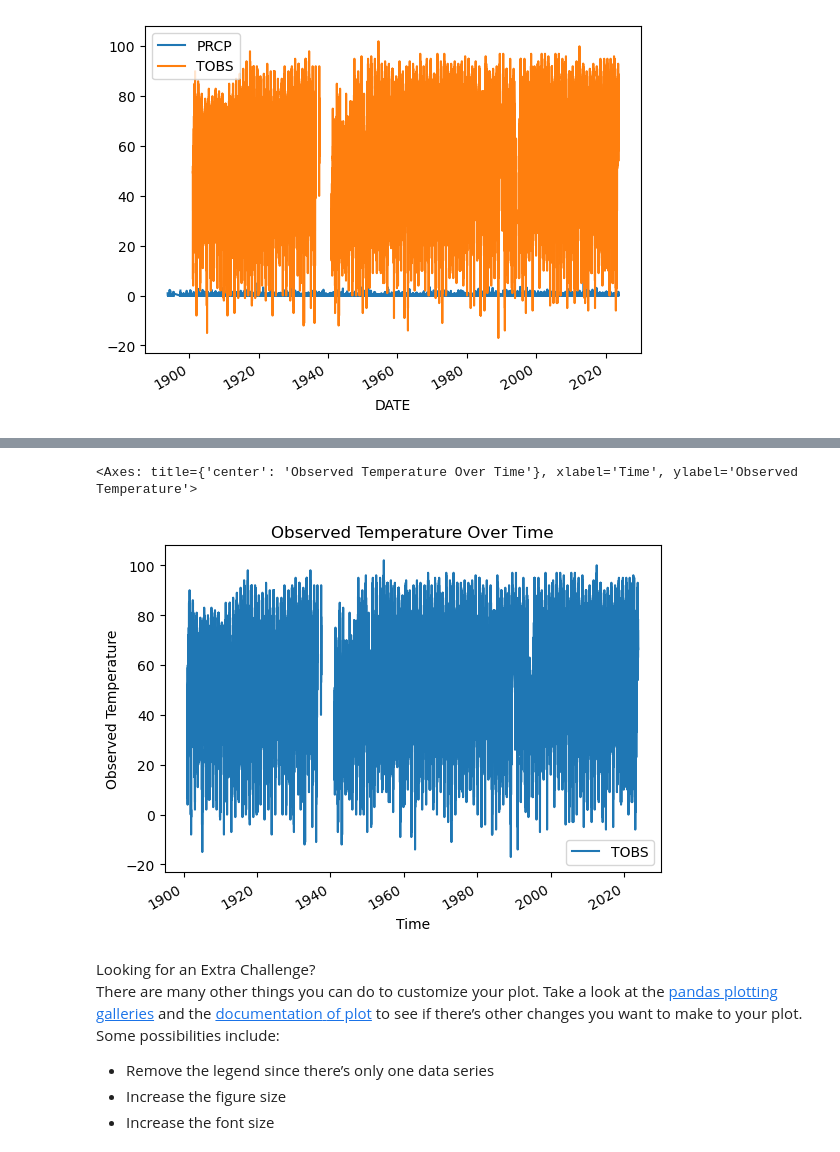
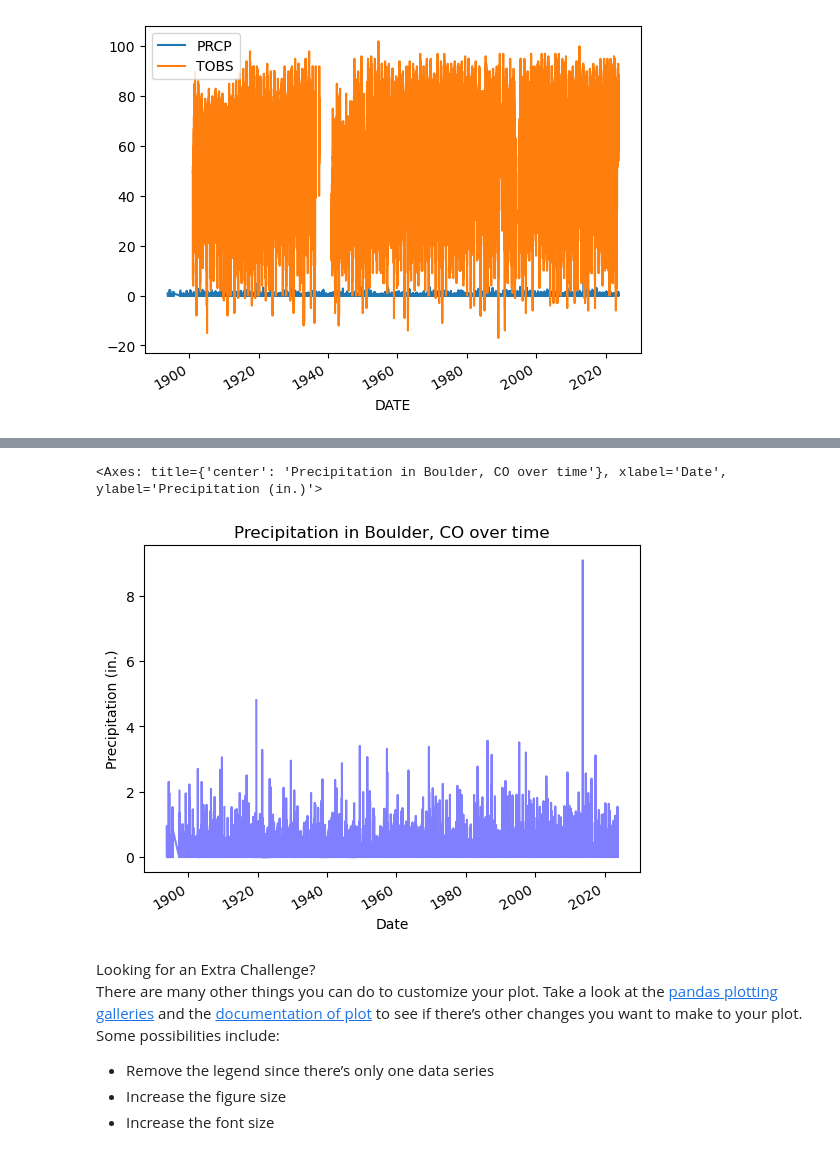
Before and after one commit to earthlab-education/climate-coding-challenge-VictoriAragon, a Jupyter notebook: 04_plot_your_results-climate_coding _challenge.ipynb, the cells around one changed output, grey strips where cells are left out. Saved outputs shown, nothing was run; the diff lists cells and outputs as text; code cells hidden in the pictures.

```diff
--- a/04_plot_your_results-climate_coding _challenge.ipynb
+++ b/04_plot_your_results-climate_coding _challenge.ipynb
@@ -66,13 +66,17 @@ quotes around your label, just like the column names in the sample code
 # %%
 # Plot the data using .plot
 climate_df.plot(
-    y='TOBS',
-    title='Observed Temperature Over Time',
-    xlabel='Time',
-    ylabel='Observed Temperature')
+    legend= False,
+    color="b",
+    alpha=0.5,
+
+    y='PRCP',
+    title='Precipitation in Boulder, CO over time',
+    xlabel='Date',
+    ylabel='Precipitation (in.)')
 # %% [output]
-<Axes: title={'center': 'Observed Temperature Over Time'}, xlabel='Time', ylabel='Observed Temperature'>
+<Axes: title={'center': 'Precipitation in Boulder, CO over time'}, xlabel='Date', ylabel='Precipitation (in.)'>
-[figure, old version]
+[figure, new version]
 # %% [markdown]
 <link rel="stylesheet" type="text/css" href="./assets/styles.css"><div class="callout callout-style-default callout-titled callout-extra"><div class="callout-header"><div class="callout-icon-container"><i class="callout-icon"></i></div><div class="callout-title-container flex-fill">Looking for an Extra Challenge?</div></div><div class="callout-body-container callout-body"><p>There are many other things you can do to customize your plot. Take a
 look at the <a
```
Also changed, not shown: parts of 5 cells of this notebook, 5 other files.
